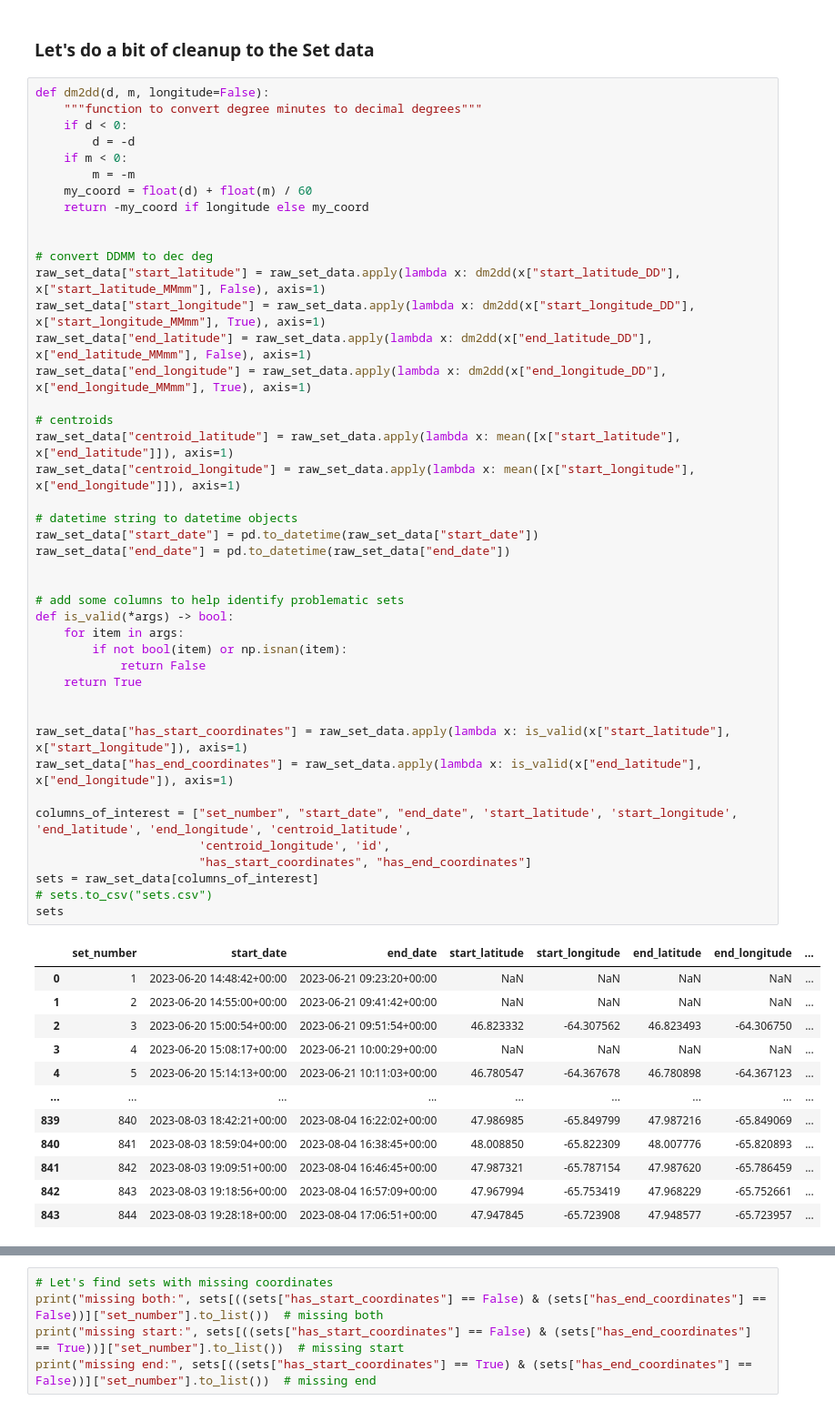
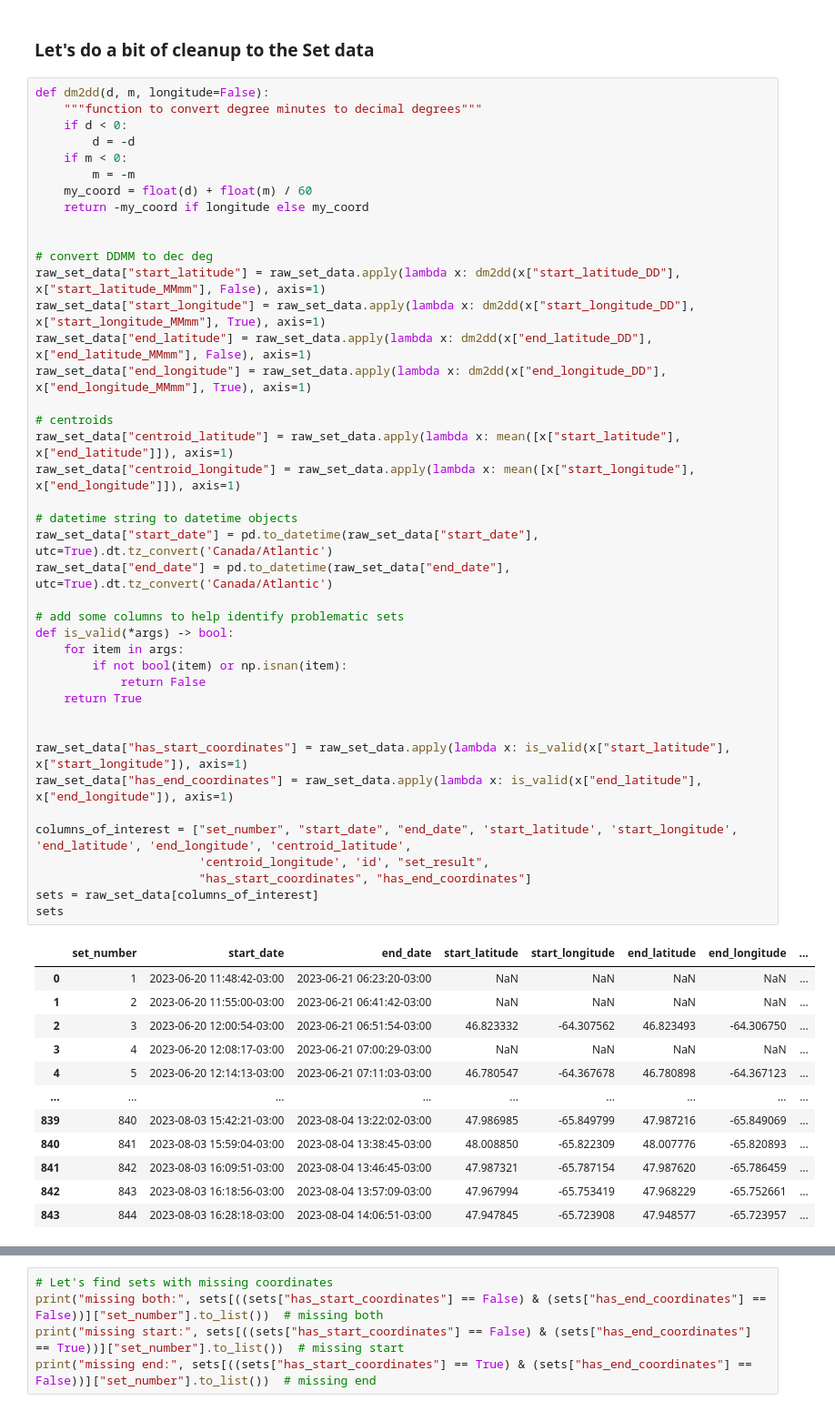
Before and after one commit to dfo-gulf-science/JupyterNotebookCollection, a Jupyter notebook: RockCrabX023/SetExploration.ipynb, the cells around one changed output, grey strips where cells are left out. Shown at 91% size. Cells and saved outputs as stored; diff of their text form.

```diff
--- a/RockCrabX023/SetExploration.ipynb
+++ b/RockCrabX023/SetExploration.ipynb
@@ -38,46 +38,44 @@ def dm2dd(d, m, longitude=False):
 
 # convert DDMM to dec deg
 raw_set_data["start_latitude"] = raw_set_data.apply(lambda x: dm2dd(x["start_latitude_DD"], x["start_latitude_MMmm"], False), axis=1)
 raw_set_data["start_longitude"] = raw_set_data.apply(lambda x: dm2dd(x["start_longitude_DD"], x["start_longitude_MMmm"], True), axis=1)
 raw_set_data["end_latitude"] = raw_set_data.apply(lambda x: dm2dd(x["end_latitude_DD"], x["end_latitude_MMmm"], False), axis=1)
 raw_set_data["end_longitude"] = raw_set_data.apply(lambda x: dm2dd(x["end_longitude_DD"], x["end_longitude_MMmm"], True), axis=1)
 
 # centroids
 raw_set_data["centroid_latitude"] = raw_set_data.apply(lambda x: mean([x["start_latitude"], x["end_latitude"]]), axis=1)
 raw_set_data["centroid_longitude"] = raw_set_data.apply(lambda x: mean([x["start_longitude"], x["end_longitude"]]), axis=1)
 
 # datetime string to datetime objects
-raw_set_data["start_date"] = pd.to_datetime(raw_set_data["start_date"])
-raw_set_data["end_date"] = pd.to_datetime(raw_set_data["end_date"])
-
+raw_set_data["start_date"] = pd.to_datetime(raw_set_data["start_date"], utc=True).dt.tz_convert('Canada/Atlantic')
+raw_set_data["end_date"] = pd.to_datetime(raw_set_data["end_date"], utc=True).dt.tz_convert('Canada/Atlantic')
 
 # add some columns to help identify problematic sets
 def is_valid(*args) -> bool:
     for item in args:
         if not bool(item) or np.isnan(item):
             return False
     return True
 
 
 raw_set_data["has_start_coordinates"] = raw_set_data.apply(lambda x: is_valid(x["start_latitude"], x["start_longitude"]), axis=1)
 raw_set_data["has_end_coordinates"] = raw_set_data.apply(lambda x: is_valid(x["end_latitude"], x["end_longitude"]), axis=1)
 
 columns_of_interest = ["set_number", "start_date", "end_date", 'start_latitude', 'start_longitude', 'end_latitude', 'end_longitude', 'centroid_latitude',
-                       'centroid_longitude', 'id',
+                       'centroid_longitude', 'id', "set_result",
                        "has_start_coordinates", "has_end_coordinates"]
 sets = raw_set_data[columns_of_interest]
-# sets.to_csv("sets.csv")
 sets
 # %% [output]
 |  | set_number | start_date | end_date | start_latitude | start_longitude | end_latitude | end_longitude | ... |
-| 0 | 1 | 2023-06-20 14:48:42+00:00 | 2023-06-21 09:23:20+00:00 | NaN | NaN | NaN | NaN | ... |
-| 1 | 2 | 2023-06-20 14:55:00+00:00 | 2023-06-21 09:41:42+00:00 | NaN | NaN | NaN | NaN | ... |
-| 2 | 3 | 2023-06-20 15:00:54+00:00 | 2023-06-21 09:51:54+00:00 | 46.823332 | -64.307562 | 46.823493 | -64.306750 | ... |
-| 3 | 4 | 2023-06-20 15:08:17+00:00 | 2023-06-21 10:00:29+00:00 | NaN | NaN | NaN | NaN | ... |
-| 4 | 5 | 2023-06-20 15:14:13+00:00 | 2023-06-21 10:11:03+00:00 | 46.780547 | -64.367678 | 46.780898 | -64.367123 | ... |
+| 0 | 1 | 2023-06-20 11:48:42-03:00 | 2023-06-21 06:23:20-03:00 | NaN | NaN | NaN | NaN | ... |
+| 1 | 2 | 2023-06-20 11:55:00-03:00 | 2023-06-21 06:41:42-03:00 | NaN | NaN | NaN | NaN | ... |
+| 2 | 3 | 2023-06-20 12:00:54-03:00 | 2023-06-21 06:51:54-03:00 | 46.823332 | -64.307562 | 46.823493 | -64.306750 | ... |
+| 3 | 4 | 2023-06-20 12:08:17-03:00 | 2023-06-21 07:00:29-03:00 | NaN | NaN | NaN | NaN | ... |
+| 4 | 5 | 2023-06-20 12:14:13-03:00 | 2023-06-21 07:11:03-03:00 | 46.780547 | -64.367678 | 46.780898 | -64.367123 | ... |
 | ... | ... | ... | ... | ... | ... | ... | ... | ... |
-| 839 | 840 | 2023-08-03 18:42:21+00:00 | 2023-08-04 16:22:02+00:00 | 47.986985 | -65.849799 | 47.987216 | -65.849069 | ... |
-| 840 | 841 | 2023-08-03 18:59:04+00:00 | 2023-08-04 16:38:45+00:00 | 48.008850 | -65.822309 | 48.007776 | -65.820893 | ... |
-| 841 | 842 | 2023-08-03 19:09:51+00:00 | 2023-08-04 16:46:45+00:00 | 47.987321 | -65.787154 | 47.987620 | -65.786459 | ... |
-| 842 | 843 | 2023-08-03 19:18:56+00:00 | 2023-08-04 16:57:09+00:00 | 47.967994 | -65.753419 | 47.968229 | -65.752661 | ... |
-| 843 | 844 | 2023-08-03 19:28:18+00:00 | 2023-08-04 17:06:51+00:00 | 47.947845 | -65.723908 | 47.948577 | -65.723957 | ... |
+| 839 | 840 | 2023-08-03 15:42:21-03:00 | 2023-08-04 13:22:02-03:00 | 47.986985 | -65.849799 | 47.987216 | -65.849069 | ... |
+| 840 | 841 | 2023-08-03 15:59:04-03:00 | 2023-08-04 13:38:45-03:00 | 48.008850 | -65.822309 | 48.007776 | -65.820893 | ... |
+| 841 | 842 | 2023-08-03 16:09:51-03:00 | 2023-08-04 13:46:45-03:00 | 47.987321 | -65.787154 | 47.987620 | -65.786459 | ... |
+| 842 | 843 | 2023-08-03 16:18:56-03:00 | 2023-08-04 13:57:09-03:00 | 47.967994 | -65.753419 | 47.968229 | -65.752661 | ... |
+| 843 | 844 | 2023-08-03 16:28:18-03:00 | 2023-08-04 14:06:51-03:00 | 47.947845 | -65.723908 | 47.948577 | -65.723957 | ... |
```
Also changed, not shown: parts of 20 cells of this notebook.
